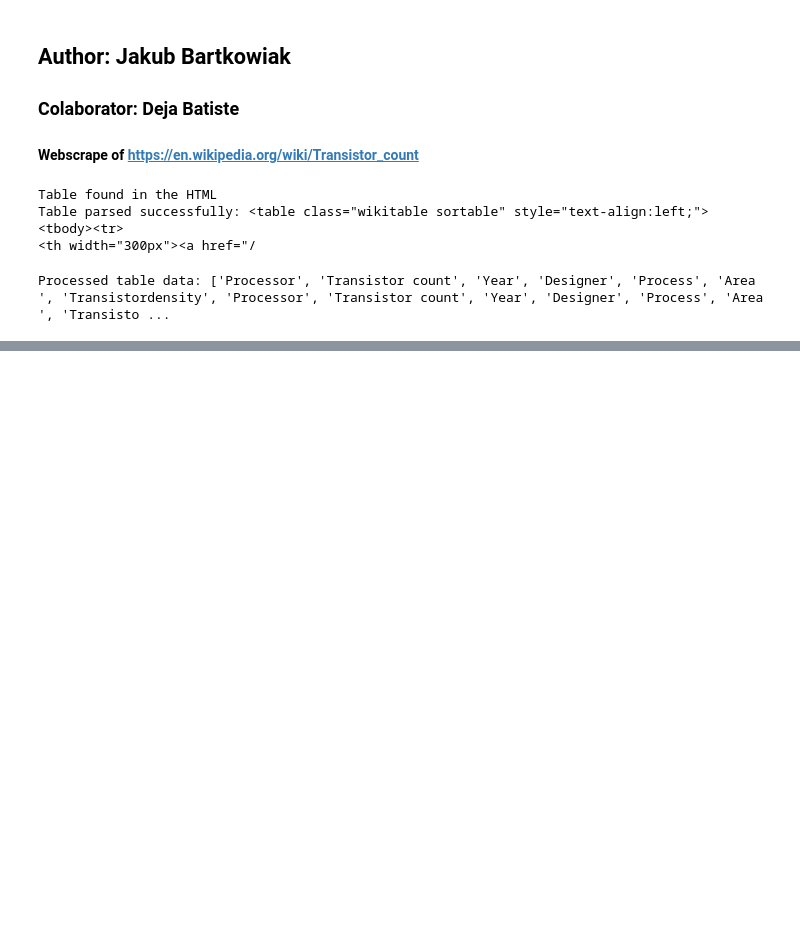
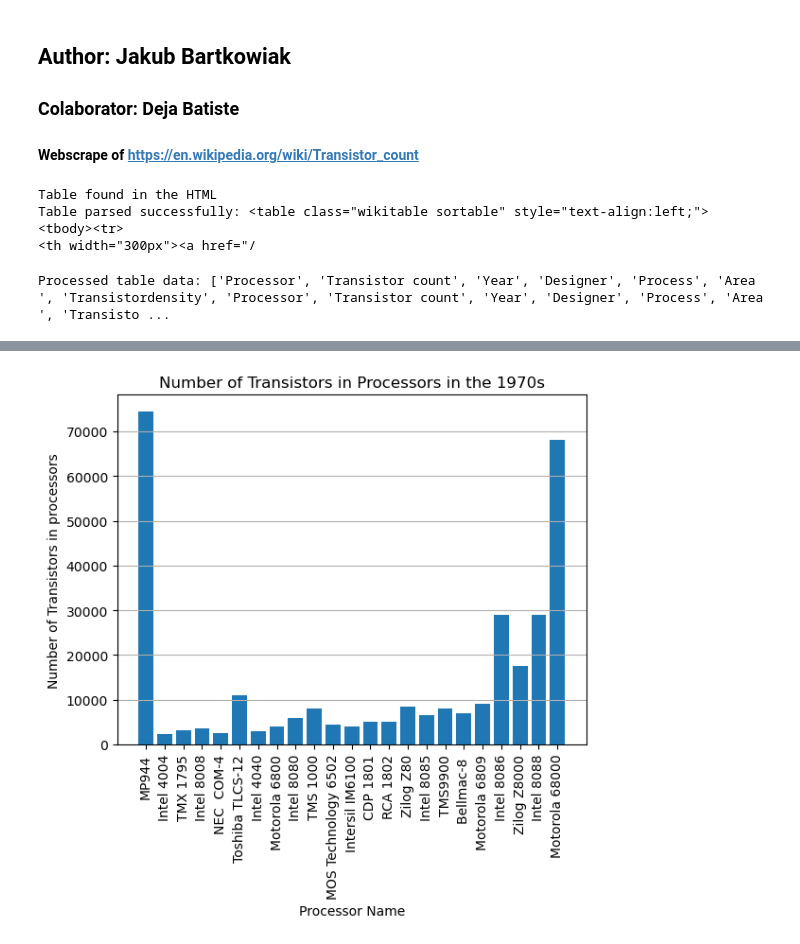
Before and after one commit to jmbartkowiak/CSC221-Project, a Jupyter notebook: CSC221-jmbartkowiak-GroupProject.ipynb, the cells around one changed output, grey strips where cells are left out. Drawn from its saved outputs; the diff is of its cells as text; code cells hidden in the pictures; blank space fills up the shorter version.

Commit message:
Updated Jupyter notebook with graphs

```diff
--- a/CSC221-jmbartkowiak-GroupProject.ipynb
+++ b/CSC221-jmbartkowiak-GroupProject.ipynb
@@ -111,0 +112,19 @@ data save to CSV at c:\Users\JMBar\Desktop\SCHOOL - classes\CSC-221\Project\CSC2
+# %%
+import pandas as pd
+import matplotlib.pyplot as plt
+# Create dataframe from csv
+# only using first 3 columns
+dataFrame = pd.read_csv("CSC221-webscrape-data.csv", nrows=23, usecols=[0,1,2])
+
+
+# create and plot first graph based on entire dataFrame
+plt.title("Number of Transistors in Processors in the 1970s")
+plt.bar(dataFrame["Processor"], dataFrame["Transistor count"])
+plt.xticks([x for x in range(len(dataFrame["Processor"]))], dataFrame["Processor"], fontsize=10, rotation=90)
+
+plt.xlabel("Processor Name")
+plt.ylabel("Number of Transistors in processors")
+plt.grid(axis='y')
+plt.show()
+# %% [output]
+[figure, added]
```
Also changed, not shown: parts of 2 cells of this notebook.
